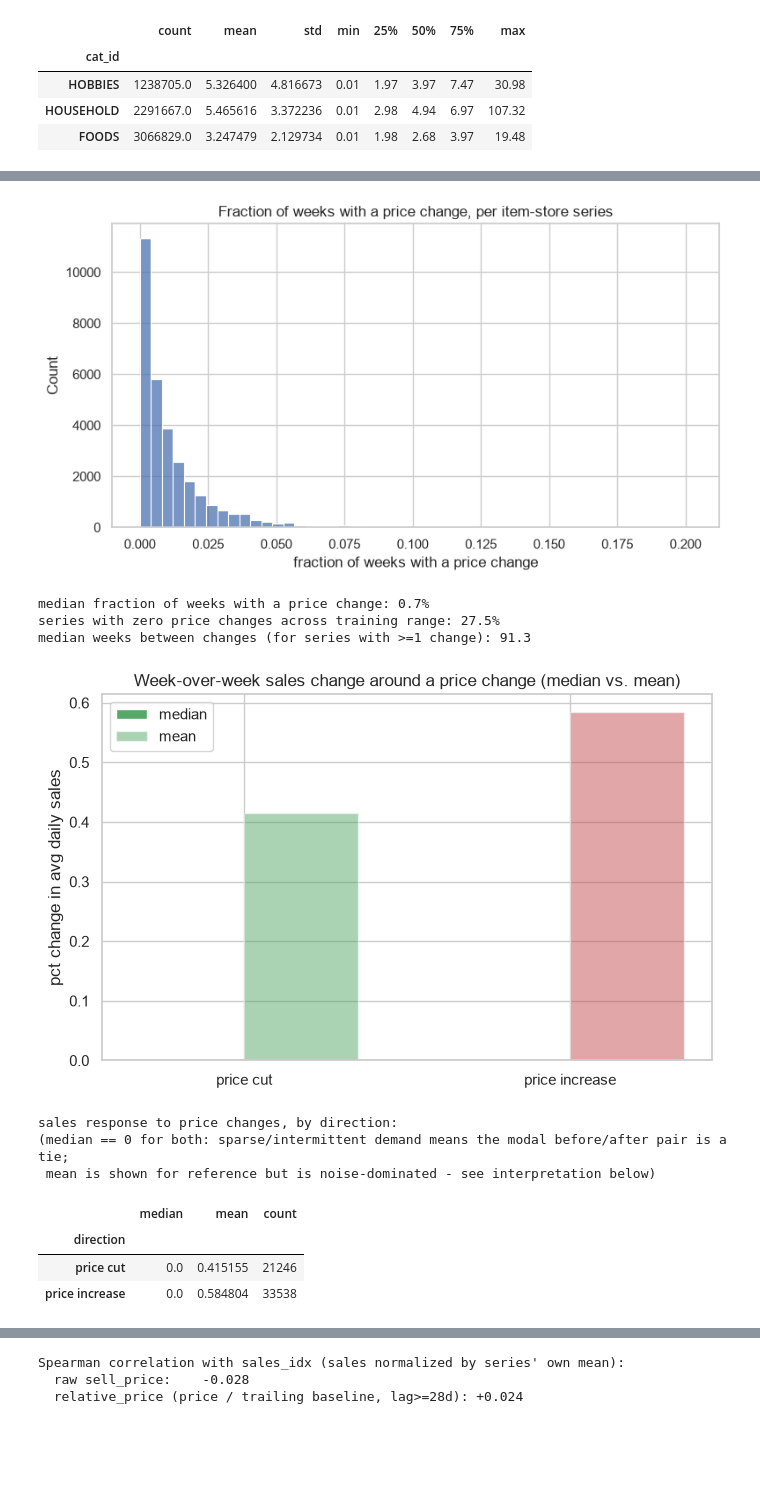
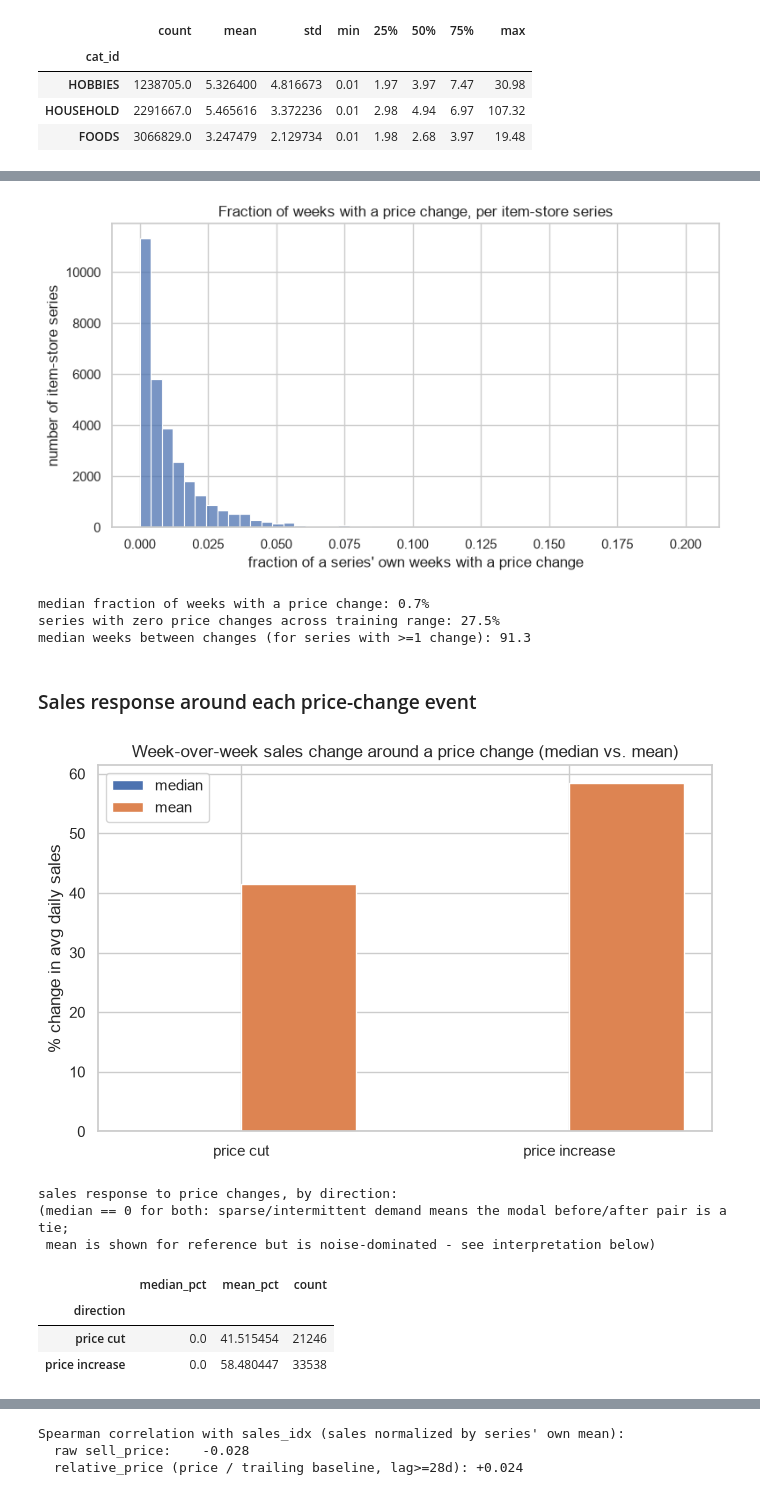
Before and after one commit to traha-89/M5_Forecasting_Accuracy, a Jupyter notebook: notebooks/02_eda.ipynb, the cells around one changed output, grey strips where cells are left out. Cells and saved outputs as stored; diff of their text form; code cells hidden in the pictures; blank space fills up the shorter version.

```diff
--- a/notebooks/02_eda.ipynb
+++ b/notebooks/02_eda.ipynb
@@ -760,7 +828,8 @@ change_rate = (changes_per_series / weeks_per_series).rename("change_rate")
 fig, ax = plt.subplots(figsize=(8, 4.5))
 sns.histplot(change_rate, bins=50, ax=ax)
 ax.set_title("Fraction of weeks with a price change, per item-store series")
-ax.set_xlabel("fraction of weeks with a price change")
+ax.set_xlabel("fraction of a series' own weeks with a price change")
+ax.set_ylabel("number of item-store series")
 fig.tight_layout()
 fig.savefig(FIGURES_DIR / "price_change_frequency.png", dpi=150)
 plt.show()
@@ -770,10 +839,12 @@ print(f"series with zero price changes across training range: {(changes_per_seri
 print(f"median weeks between changes (for series with >=1 change): "
       f"{(weeks_per_series[changes_per_series > 0] / changes_per_series[changes_per_series > 0]).median():.1f}")
 # %% [output]
-[figure, old version]
+[figure, new version]
 median fraction of weeks with a price change: 0.7%
 series with zero price changes across training range: 27.5%
 median weeks between changes (for series with >=1 change): 91.3
+# %% [markdown]
+### Sales response around each price-change event
 # %%
 # Data prep: sales response around each price-change event (same-week before/after comparison)
 weekly_sales = (
@@ -812,37 +883,47 @@ resp = (
     .groupby("direction")["sales_pct_change"]
     .agg(["median", "mean", "count"])
 )
+# x100: sales_pct_change is a raw ratio, not a percentage - convert at the point of computation
+# (same convention as SNAP/Events) so the plot and table show %, not a decimal that looks tiny
+resp["median"] = resp["median"] * 100
+resp["mean"] = resp["mean"] * 100
+resp = resp.rename(columns={"median": "median_pct", "mean": "mean_pct"})
 # %%
 # Plot: week-over-week sales change around a price change, by direction
-# median is 0.0 for both directions - not a plotting bug, a real consequence of sparse/
-# intermittent demand: for most item-store series the modal before/after pair is a tie
-# (e.g. 0 -> 0, or the same low count), so ties-at-zero dominate the median. Plot median and
-# mean side by side so that flat-zero result is visible and explained rather than looking blank.
+# median is 0.0 for both directions - not a plotting bug. Events with sales_before == 0 are
+# already dropped upstream (undefined ratio), so this isn't 0 -> 0 ties dominating; among the
+# remaining events only 11.4% are exact before==after ties. That point mass, plus a roughly
+# symmetric spread of small +/- swings around it from sparse/intermittent demand, is still
+# enough to pin the 50th percentile at 0. Plot median and mean side by side so that flat result
+# is visible and explained, rather than looking blank - it's what shows the mean below is
+# outlier-driven, not representative of a typical event.
 fig, ax = plt.subplots(figsize=(7, 4.5))
 x = np.arange(len(resp))
 width = 0.35
-ax.bar(x - width / 2, resp["median"], width, label="median", color=["C2", "C3"])
-ax.bar(x + width / 2, resp["mean"], width, label="mean", color=["C2", "C3"], alpha=0.5)
+# color encodes the statistic (median vs mean), not direction - direction is already on the
+# x-axis via tick labels, so a second color channel for it would just fight the legend
+ax.bar(x - width / 2, resp["median_pct"], width, label="median", color="C0")
+ax.bar(x + width / 2, resp["mean_pct"], width, label="mean", color="C1")
 ax.axhline(0, color="black", lw=0.8)
 ax.set_xticks(x)
 ax.set_xticklabels(resp.index)
-ax.set_ylabel("pct change in avg daily sales")
+ax.set_ylabel("% change in avg daily sales")
 ax.set_title("Week-over-week sales change around a price change (median vs. mean)")
 ax.legend()
 fig.tight_layout()
 fig.savefig(FIGURES_DIR / "price_change_sales_response.png", dpi=150)
 plt.show()
 
 print("sales response to price changes, by direction:")
 print("(median == 0 for both: sparse/intermittent demand means the modal before/after pair is a tie;")
 print(" mean is shown for reference but is noise-dominated - see interpretation below)")
 resp
 # %% [output]
-[figure, old version]
+[figure, new version]
 sales response to price changes, by direction:
 (median == 0 for both: sparse/intermittent demand means the modal before/after pair is a tie;
  mean is shown for reference but is noise-dominated - see interpretation below)
-|  | median | mean | count |
+|  | median_pct | mean_pct | count |
 | direction |  |  |  |
-| price cut | 0.0 | 0.415155 | 21246 |
-| price increase | 0.0 | 0.584804 | 33538 |
+| price cut | 0.0 | 41.515454 | 21246 |
+| price increase | 0.0 | 58.480447 | 33538 |
```
Also changed, not shown: parts of 44 cells of this notebook, 8 other files.
